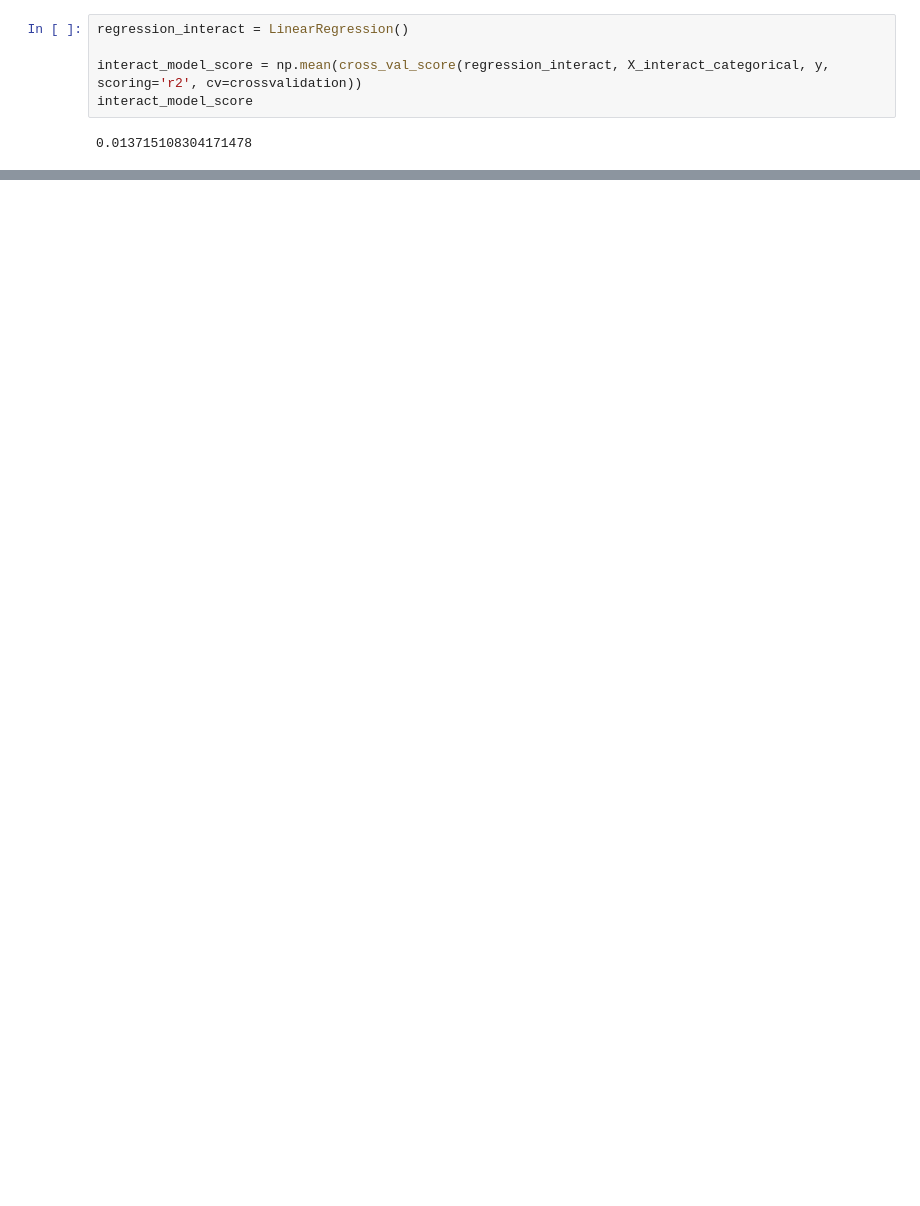
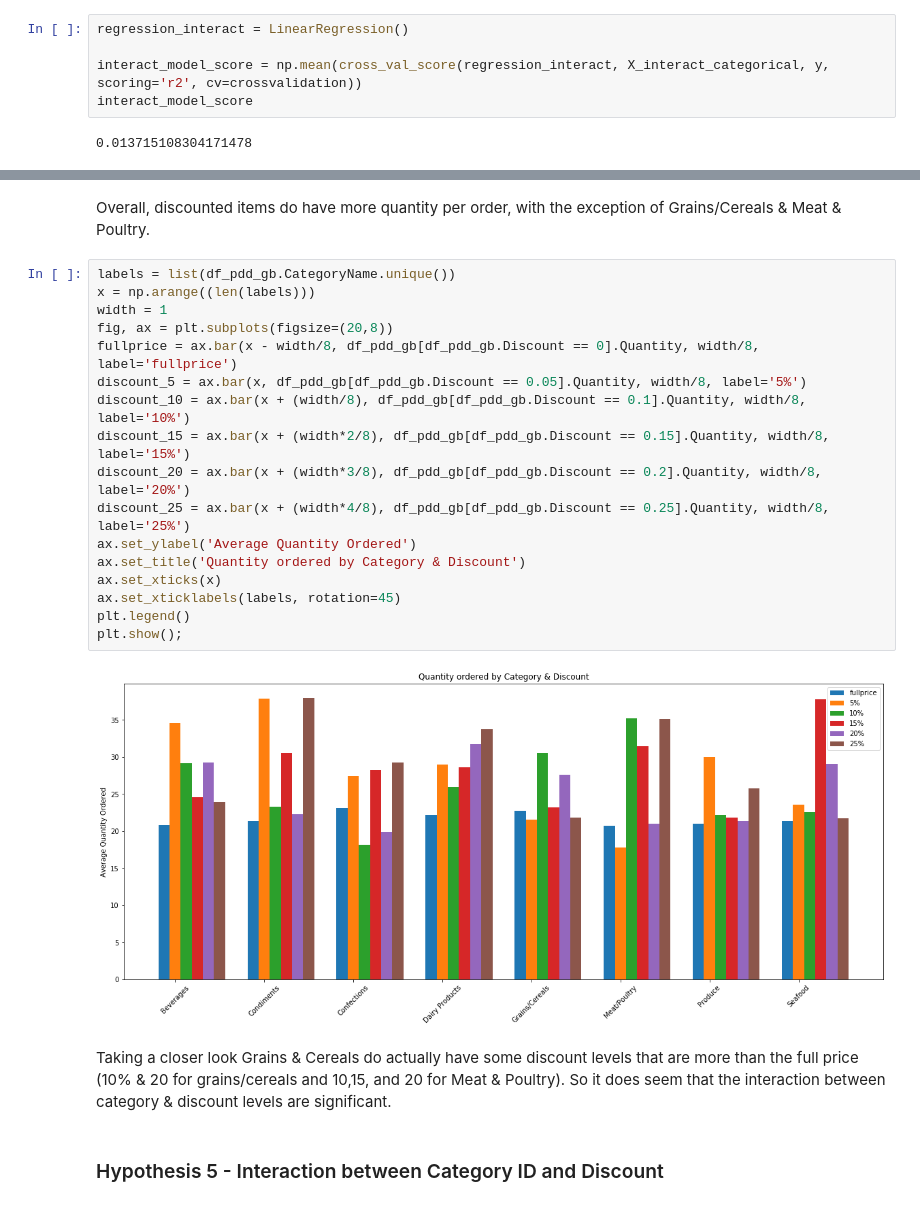
Before and after one commit to zfeizollahi/dsc-mod-3-project-online-ds-sp-000, a Jupyter notebook: Stats_Prop_Module.ipynb, the cells around one changed output, grey strips where cells are left out. Drawn from its saved outputs; the diff is of its cells as text; blank space fills up the shorter version.

```diff
--- a/Stats_Prop_Module.ipynb
+++ b/Stats_Prop_Module.ipynb
@@ -417,0 +578,25 @@ Consistent with the interaction of price & discount amount, cross-validation sho
+# %% [markdown]
+Overall, discounted items do have more quantity per order, with the exception of Grains/Cereals & Meat & Poultry.
+# %%
+labels = list(df_pdd_gb.CategoryName.unique())
+x = np.arange((len(labels)))
+width = 1
+fig, ax = plt.subplots(figsize=(20,8))
+fullprice = ax.bar(x - width/8, df_pdd_gb[df_pdd_gb.Discount == 0].Quantity, width/8, label='fullprice')
+discount_5 = ax.bar(x, df_pdd_gb[df_pdd_gb.Discount == 0.05].Quantity, width/8, label='5%')
+discount_10 = ax.bar(x + (width/8), df_pdd_gb[df_pdd_gb.Discount == 0.1].Quantity, width/8, label='10%')
+discount_15 = ax.bar(x + (width*2/8), df_pdd_gb[df_pdd_gb.Discount == 0.15].Quantity, width/8, label='15%')
+discount_20 = ax.bar(x + (width*3/8), df_pdd_gb[df_pdd_gb.Discount == 0.2].Quantity, width/8, label='20%')
+discount_25 = ax.bar(x + (width*4/8), df_pdd_gb[df_pdd_gb.Discount == 0.25].Quantity, width/8, label='25%')
+ax.set_ylabel('Average Quantity Ordered')
+ax.set_title('Quantity ordered by Category & Discount')
+ax.set_xticks(x)
+ax.set_xticklabels(labels, rotation=45)
+plt.legend()
+plt.show();
+# %% [output]
+[figure, added]
+# %% [markdown]
+Taking a closer look Grains & Cereals do actually have some discount levels that are more than the full price (10% & 20 for grains/cereals and 10,15, and 20 for Meat & Poultry). So it does seem that the interaction between category & discount levels are significant.
+# %% [markdown]
+### Hypothesis 5 - Interaction between Category ID and Discount
```
Also changed, not shown: parts of 45 cells of this notebook, 23 other files.
